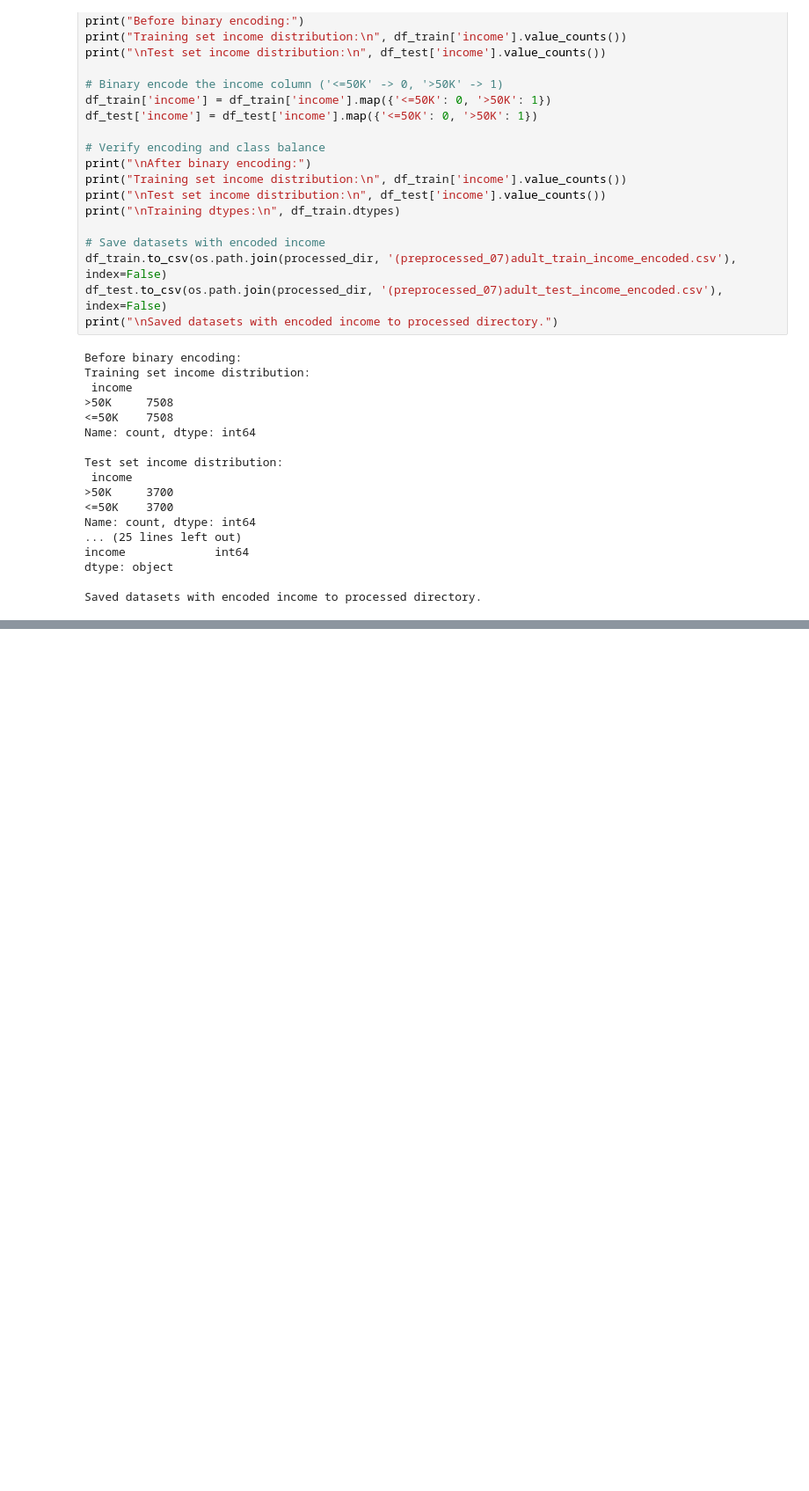
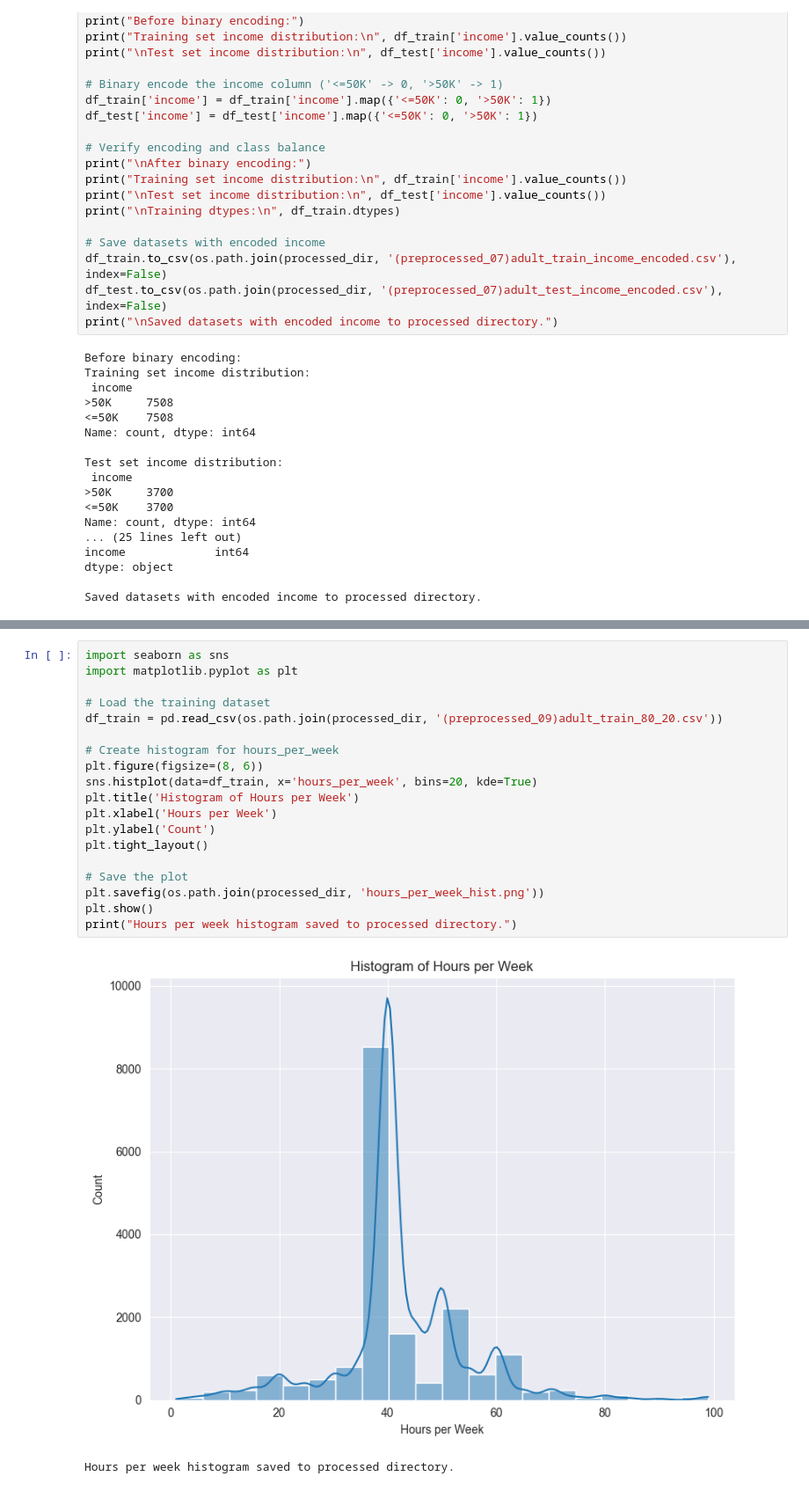
Before and after one commit to NandunSamarasekara/Machine-Learning-model-to-predit-Income, a Jupyter notebook: sample.ipynb, the cells around one changed output, grey strips where cells are left out. Shown at 88% size. Cells and saved outputs as stored; diff of their text form; blank space fills up the shorter version.

```diff
--- a/sample.ipynb
+++ b/sample.ipynb
@@ -627,0 +660,22 @@ Saved scaled datasets to processed directory.
+# %%
+import seaborn as sns
+import matplotlib.pyplot as plt
+
+# Load the training dataset
+df_train = pd.read_csv(os.path.join(processed_dir, '(preprocessed_09)adult_train_80_20.csv'))
+
+# Create histogram for hours_per_week
+plt.figure(figsize=(8, 6))
+sns.histplot(data=df_train, x='hours_per_week', bins=20, kde=True)
+plt.title('Histogram of Hours per Week')
+plt.xlabel('Hours per Week')
+plt.ylabel('Count')
+plt.tight_layout()
+
+# Save the plot
+plt.savefig(os.path.join(processed_dir, 'hours_per_week_hist.png'))
+plt.show()
+print("Hours per week histogram saved to processed directory.")
+# %% [output]
+[figure, added]
+Hours per week histogram saved to processed directory.
```
Also changed, not shown: parts of 12 cells of this notebook, 10 other files.
